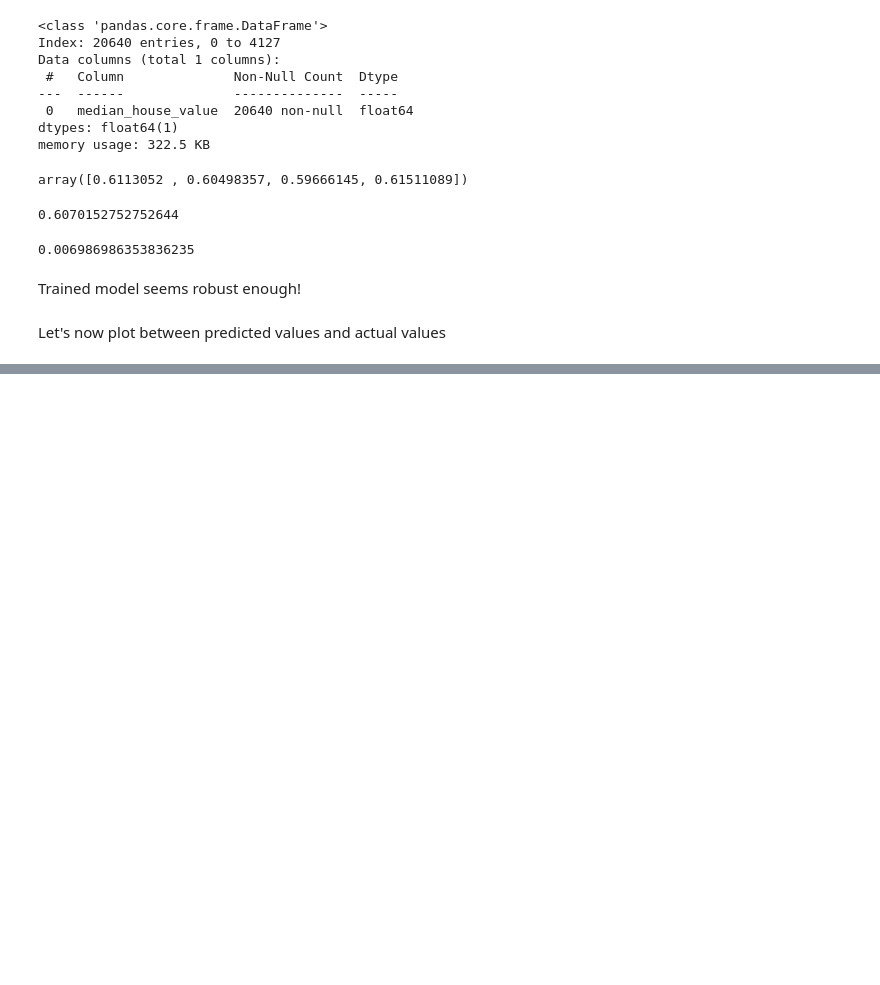
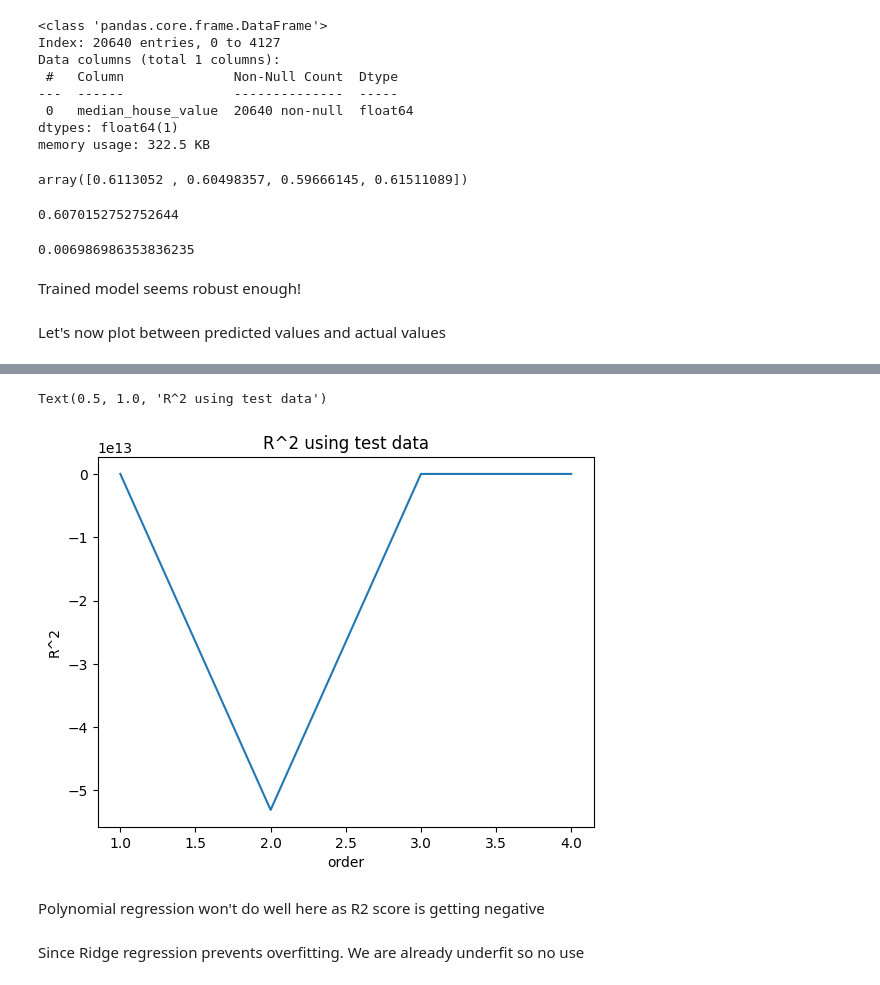
Before and after one commit to Nimish-nks/HousingProject, a Jupyter notebook: notebook/training.ipynb, the cells around one changed output, grey strips where cells are left out. Drawn from its saved outputs; the diff is of its cells as text; code cells hidden in the pictures; blank space fills up the shorter version.

```diff
--- a/notebook/training.ipynb
+++ b/notebook/training.ipynb
@@ -399,0 +429,26 @@ plt.show()
+# %%
+Rsqu_test = []
+
+order=list(range(1,5))
+
+for n in order:
+    pr=PolynomialFeatures(degree=n)
+
+    x_train_pr=pr.fit_transform(train_df)
+    x_test_pr=pr.fit_transform(test_df)
+
+    lm.fit(x_train_pr,target_df)
+
+    Rsqu_test.append(lm.score(x_test_pr,target_test))
+
+plt.plot(order,Rsqu_test)
+plt.xlabel('order')
+plt.ylabel('R^2')
+plt.title('R^2 using test data')
+# %% [output]
+Text(0.5, 1.0, 'R^2 using test data')
+[figure, added]
+# %% [markdown]
+Polynomial regression won't do well here as R2 score is getting negative
+# %% [markdown]
+Since Ridge regression prevents overfitting. We are already underfit so no use
```
Also changed, not shown: parts of 11 cells of this notebook.
